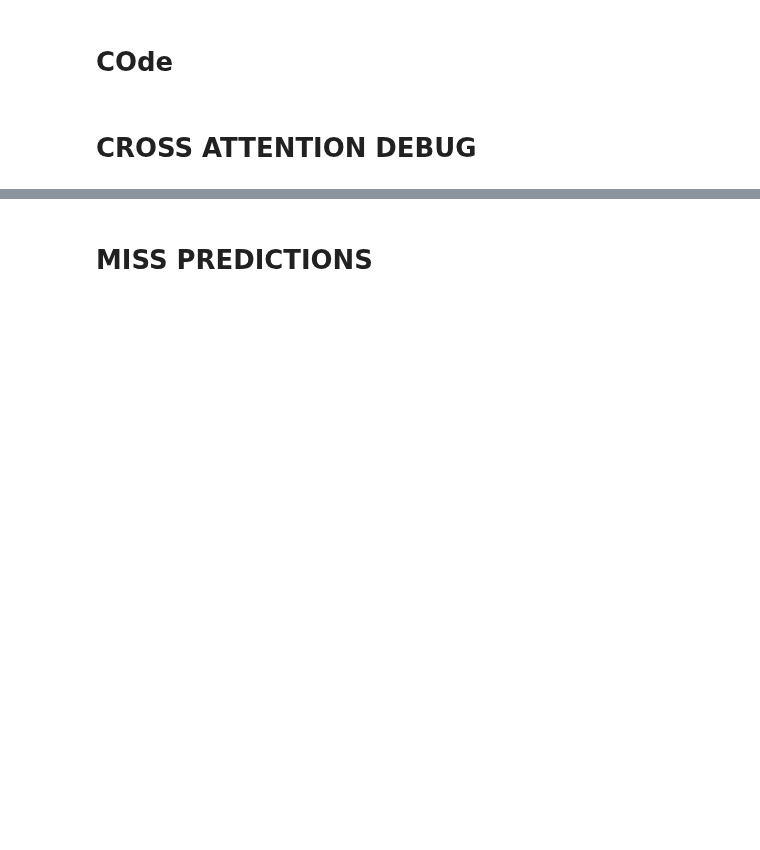
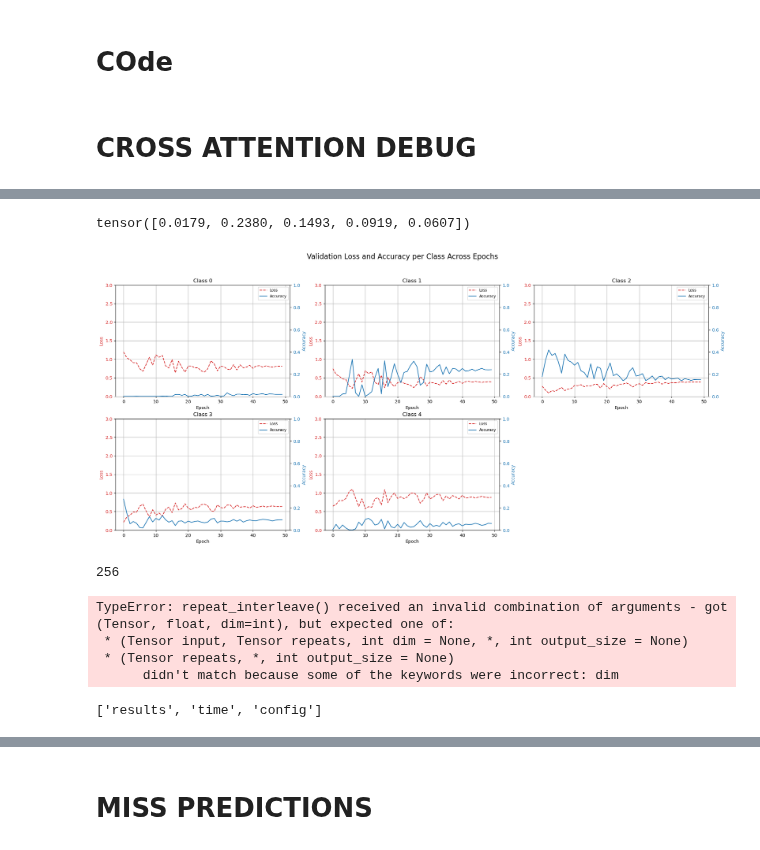
Before and after one commit to villifCoder559/PainAssessmentVideo, a Jupyter notebook: test.ipynb, the cells around one changed output, grey strips where cells are left out. Cells and saved outputs as stored; diff of their text form; code cells hidden in the pictures; blank space fills up the shorter version.

```diff
--- a/test.ipynb
+++ b/test.ipynb
@@ -733,0 +825,71 @@ data['results']['k0_cross_val_sub_0']['train_val']['best_model_idx']
+# %%
+data['results']['k0_cross_val_sub_0']['train_val']['list_val_accuracy_per_class'][48]
+# %% [output]
+tensor([0.0179, 0.2380, 0.1493, 0.0919, 0.0607])
+# %%
+import matplotlib.pyplot as plt
+import numpy as np
+
+# Assuming val_accuracy and val_loss are already stacked arrays of shape (n_epochs, n_classes)
+val_accuracy = np.stack(data['results']['k0_cross_val_sub_0']['train_val']['list_val_accuracy_per_class'])
+val_loss = np.stack(data['results']['k0_cross_val_sub_0']['train_val']['val_loss_per_class'])
+
+n_epochs, n_classes = val_accuracy.shape
+
+# Set up the subplot grid
+n_cols = 3
+n_rows = int(np.ceil(n_classes / n_cols))
+
+fig, axes = plt.subplots(n_rows, n_cols, figsize=(n_cols * 8, n_rows * 5))
+axes = axes.flatten()
+
+for class_idx in range(n_classes):
+    ax1 = axes[class_idx]  # Main axis for loss
+    ax2 = ax1.twinx()      # Twin axis for accuracy
+
+    # Plot loss
+    line1, = ax1.plot(val_loss[:, class_idx], color='tab:red', linestyle='--', label='Loss')
+    ax1.set_ylim(0, 3)
+    ax1.set_ylabel('Loss', color='tab:red')
+    ax1.tick_params(axis='y', labelcolor='tab:red')
+
+    # Plot accuracy
+    line2, = ax2.plot(val_accuracy[:, class_idx], color='tab:blue', label='Accuracy')
+    ax2.set_ylim(0, 1)
+    ax2.set_ylabel('Accuracy', color='tab:blue')
+    ax2.tick_params(axis='y', labelcolor='tab:blue')
+
+    # Combine legends (top right position)
+    lines = [line1, line2]
+    labels = [line.get_label() for line in lines]
+    ax1.legend(lines, labels, loc='upper right', fontsize='small')
+
+    ax1.set_title(f'Class {class_idx}')
+    ax1.set_xlabel('Epoch')
+    ax1.grid(True)
+
+# Hide any unused subplots
+for i in range(n_classes, len(axes)):
+    fig.delaxes(axes[i])
+
+fig.suptitle('Validation Loss and Accuracy per Class Across Epochs', fontsize=16)
+# fig.tight_layout(rect=[0, 0, 1, 0.97])
+plt.show()
+# %% [output]
+[figure, added]
+# %%
+seq_len // t.shape[1]
+# %% [output]
+256
+# %%
+import torch
+t = torch.arange(1*72*1408).reshape(1,72,1408)
+seq_len = 18432
+repeat = torch.repeat_interleave(t, seq_len / t.shape[1], dim=1)
+print(t)
+repeat[:,0:257]
+# %% [output]
+TypeError: repeat_interleave() received an invalid combination of arguments - got (Tensor, float, dim=int), but expected one of:
+ * (Tensor input, Tensor repeats, int dim = None, *, int output_size = None)
+ * (Tensor repeats, *, int output_size = None)
+      didn't match because some of the keywords were incorrect: dim
@@ -733,0 +918,4 @@ data['results']['k0_cross_val_sub_0']['train_val']['best_model_idx']
+# %%
+list(data.keys())
+# %% [output]
+['results', 'time', 'config']
```
Also changed, not shown: parts of 25 cells of this notebook.
